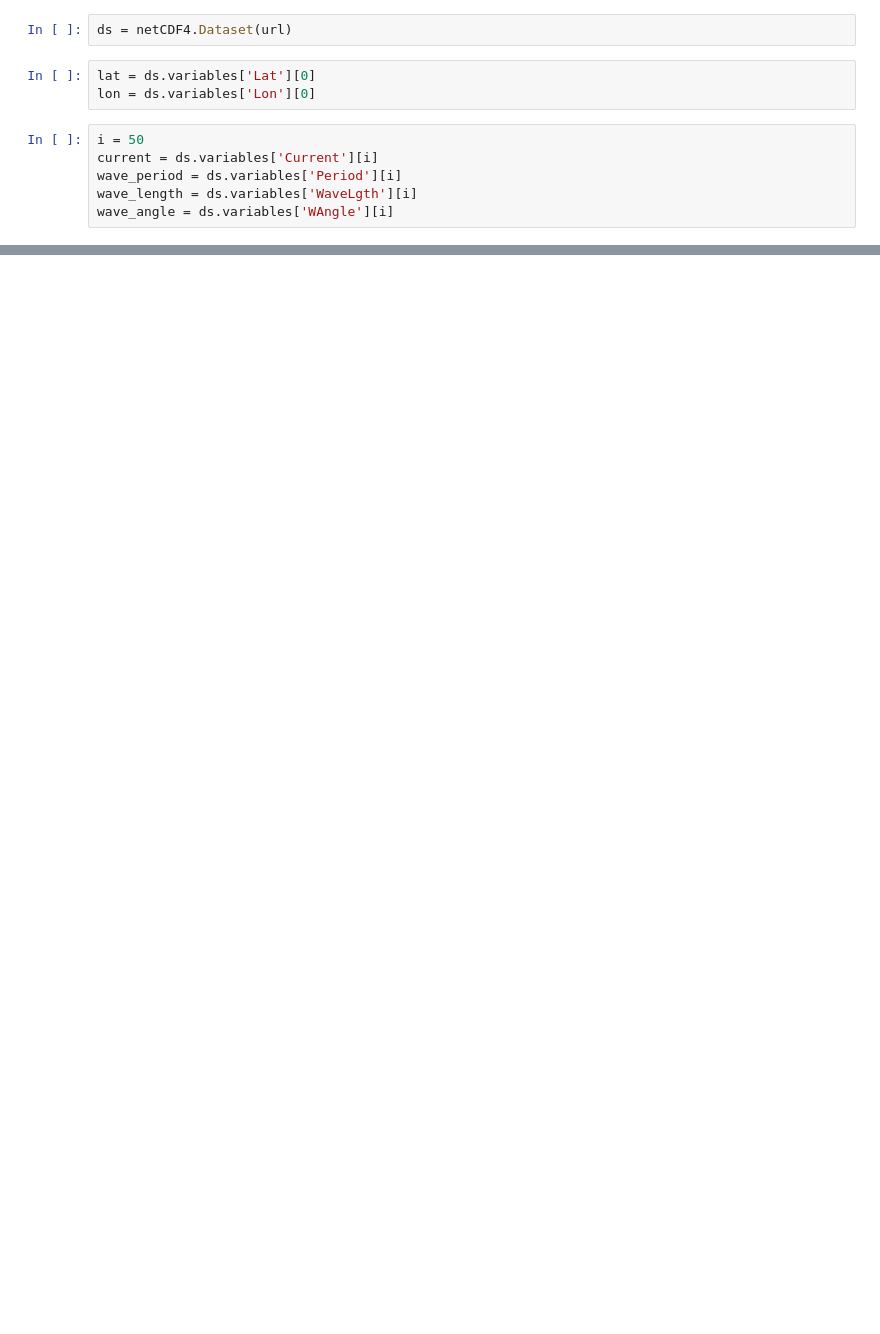
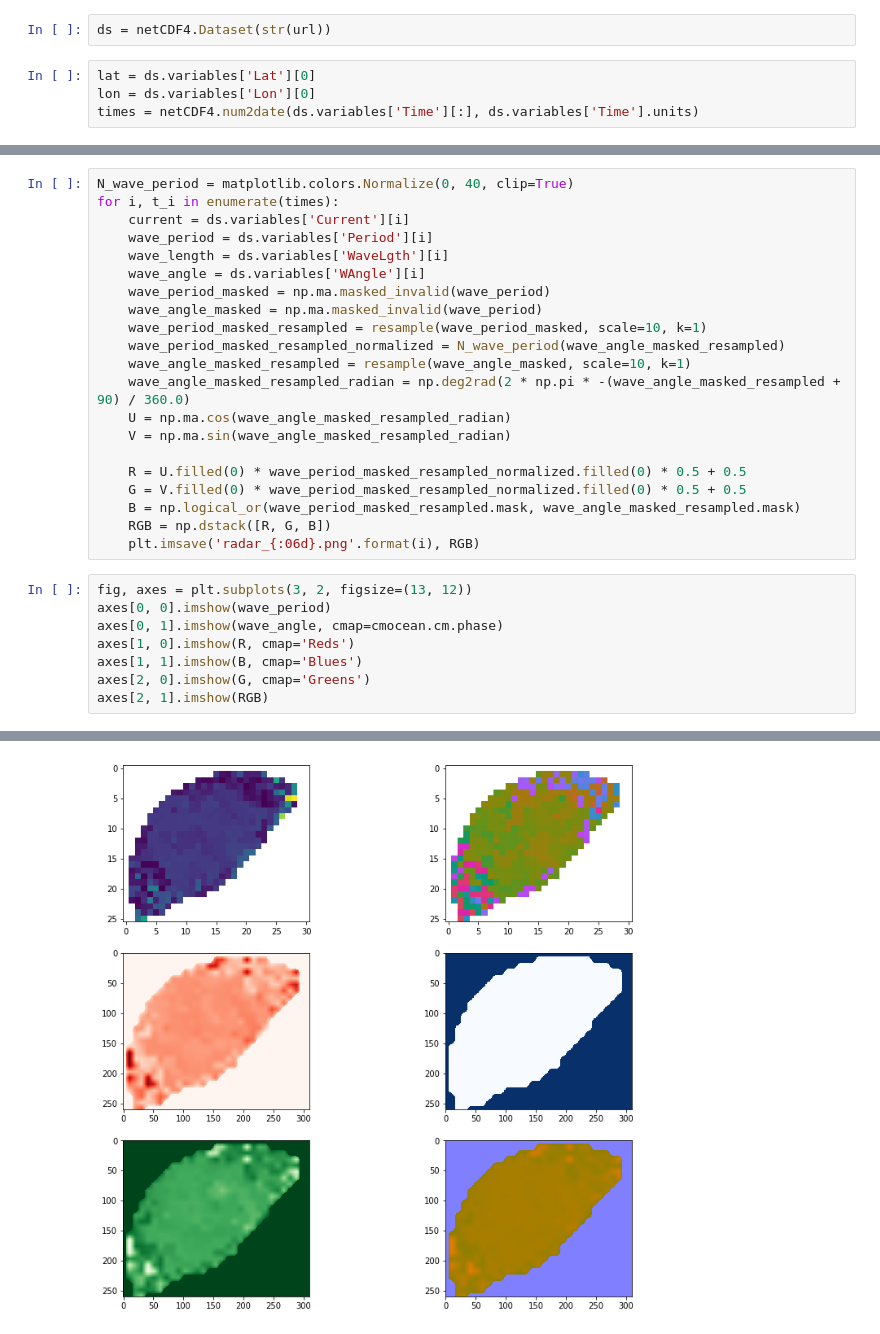
Before and after one commit to openearth/sandengine-viewer, a Jupyter notebook: notebooks/xband.ipynb, the cells around one changed output, grey strips where cells are left out. Saved outputs shown, nothing was run; the diff lists cells and outputs as text; blank space fills up the shorter version.

Commit message:
rgb radar

```diff
--- a/notebooks/xband.ipynb
+++ b/notebooks/xband.ipynb
@@ -8,13 +11,8 @@ url = 'http://opendap.tudelft.nl/thredds/dodsC/data2/zandmotor/meteohydro/xband/
 # %%
-ds = netCDF4.Dataset(url)
+ds = netCDF4.Dataset(str(url))
 # %%
 lat = ds.variables['Lat'][0]
 lon = ds.variables['Lon'][0]
+times = netCDF4.num2date(ds.variables['Time'][:], ds.variables['Time'].units)
-# %%
-i = 50
-current = ds.variables['Current'][i]
-wave_period = ds.variables['Period'][i]
-wave_length = ds.variables['WaveLgth'][i]
-wave_angle = ds.variables['WAngle'][i]
 # %%
 fig, axes = plt.subplots(2, 2, figsize=(13, 8))
@@ -27,0 +53,30 @@ axes[1, 1].imshow(wave_angle)
+# %%
+N_wave_period = matplotlib.colors.Normalize(0, 40, clip=True)
+for i, t_i in enumerate(times):
+    current = ds.variables['Current'][i]
+    wave_period = ds.variables['Period'][i]
+    wave_length = ds.variables['WaveLgth'][i]
+    wave_angle = ds.variables['WAngle'][i]
+    wave_period_masked = np.ma.masked_invalid(wave_period)
+    wave_angle_masked = np.ma.masked_invalid(wave_period)
+    wave_period_masked_resampled = resample(wave_period_masked, scale=10, k=1)
+    wave_period_masked_resampled_normalized = N_wave_period(wave_angle_masked_resampled)
+    wave_angle_masked_resampled = resample(wave_angle_masked, scale=10, k=1)
+    wave_angle_masked_resampled_radian = np.deg2rad(2 * np.pi * -(wave_angle_masked_resampled + 90) / 360.0)
+    U = np.ma.cos(wave_angle_masked_resampled_radian)
+    V = np.ma.sin(wave_angle_masked_resampled_radian)
+
+    R = U.filled(0) * wave_period_masked_resampled_normalized.filled(0) * 0.5 + 0.5
+    G = V.filled(0) * wave_period_masked_resampled_normalized.filled(0) * 0.5 + 0.5
+    B = np.logical_or(wave_period_masked_resampled.mask, wave_angle_masked_resampled.mask)
+    RGB = np.dstack([R, G, B])
+    plt.imsave('radar_{:06d}.png'.format(i), RGB)
+# %%
+fig, axes = plt.subplots(3, 2, figsize=(13, 12))
+axes[0, 0].imshow(wave_period)
+axes[0, 1].imshow(wave_angle, cmap=cmocean.cm.phase)
+axes[1, 0].imshow(R, cmap='Reds')
+axes[1, 1].imshow(B, cmap='Blues')
+axes[2, 0].imshow(G, cmap='Greens')
+axes[2, 1].imshow(RGB)
+# %% [output]
@@ -27,0 +84 @@ axes[1, 1].imshow(wave_angle)
+[figure, added]
```
Also changed, not shown: parts of 9 cells of this notebook.
